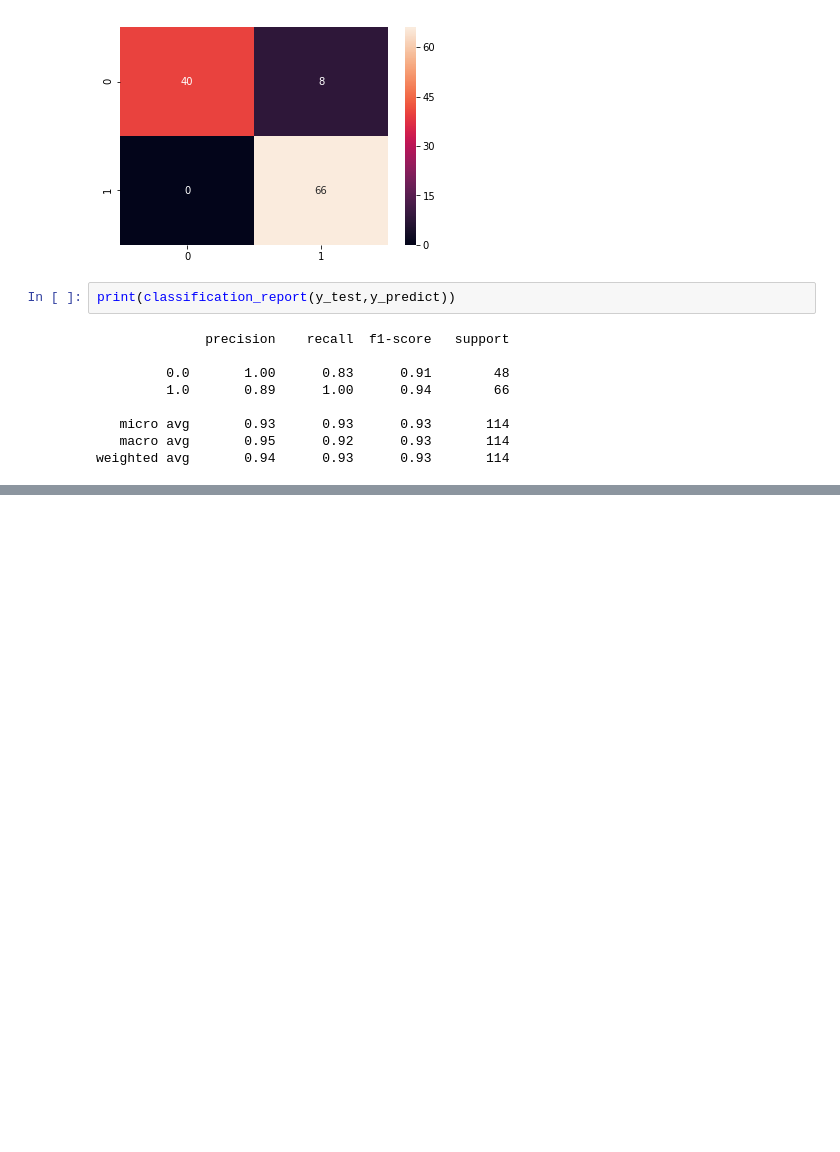
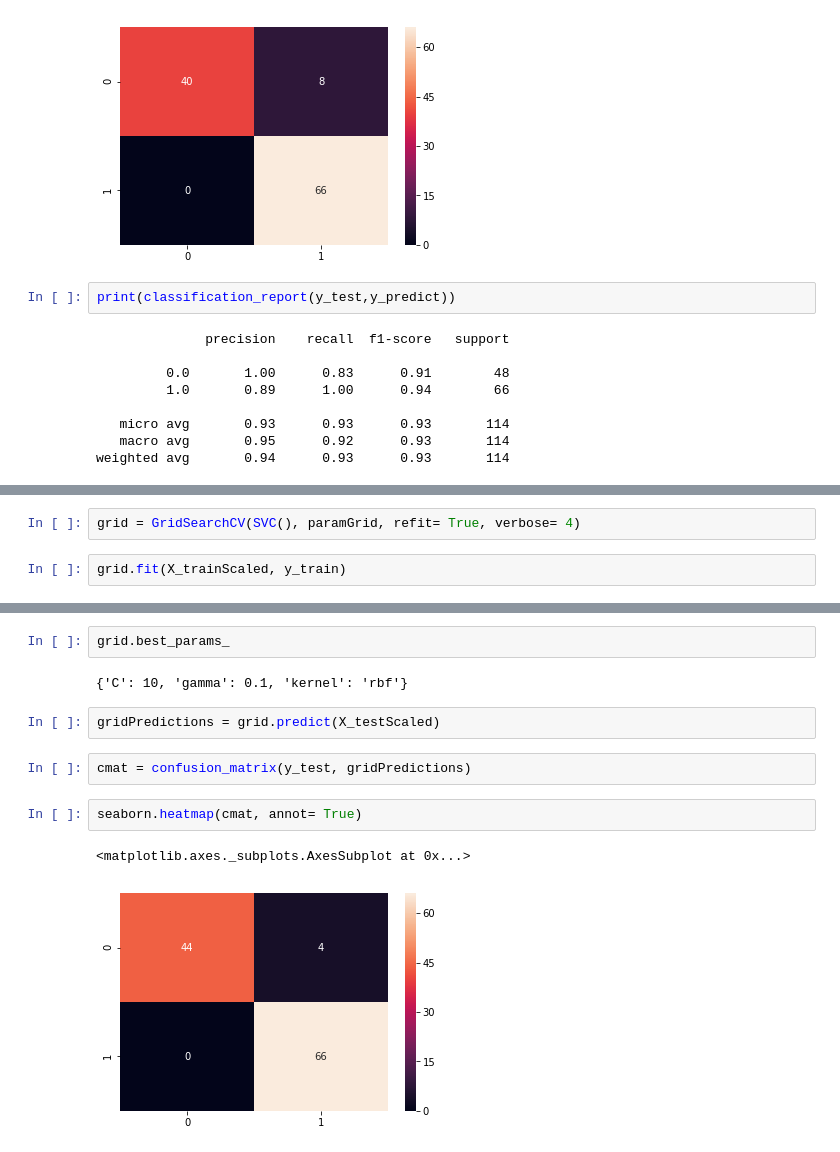
Before and after one commit to vaibhavrkumar/tumorClassification, a Jupyter notebook: breastcancer.ipynb, the cells around one changed output, grey strips where cells are left out. Cells and saved outputs as stored; diff of their text form; blank space fills up the shorter version.

```diff
--- a/breastcancer.ipynb
+++ b/breastcancer.ipynb
@@ -347,0 +352,4 @@ weighted avg       0.94      0.93      0.93       114
+# %%
+grid = GridSearchCV(SVC(), paramGrid, refit= True, verbose= 4)
+# %%
+grid.fit(X_trainScaled, y_train)
@@ -347,0 +388,13 @@ weighted avg       0.94      0.93      0.93       114
+# %%
+grid.best_params_
+# %% [output]
+{'C': 10, 'gamma': 0.1, 'kernel': 'rbf'}
+# %%
+gridPredictions = grid.predict(X_testScaled)
+# %%
+cmat = confusion_matrix(y_test, gridPredictions)
+# %%
+seaborn.heatmap(cmat, annot= True)
+# %% [output]
+<matplotlib.axes._subplots.AxesSubplot at 0x...>
+[figure, added]
```
Also changed, not shown: parts of 5 cells of this notebook.
